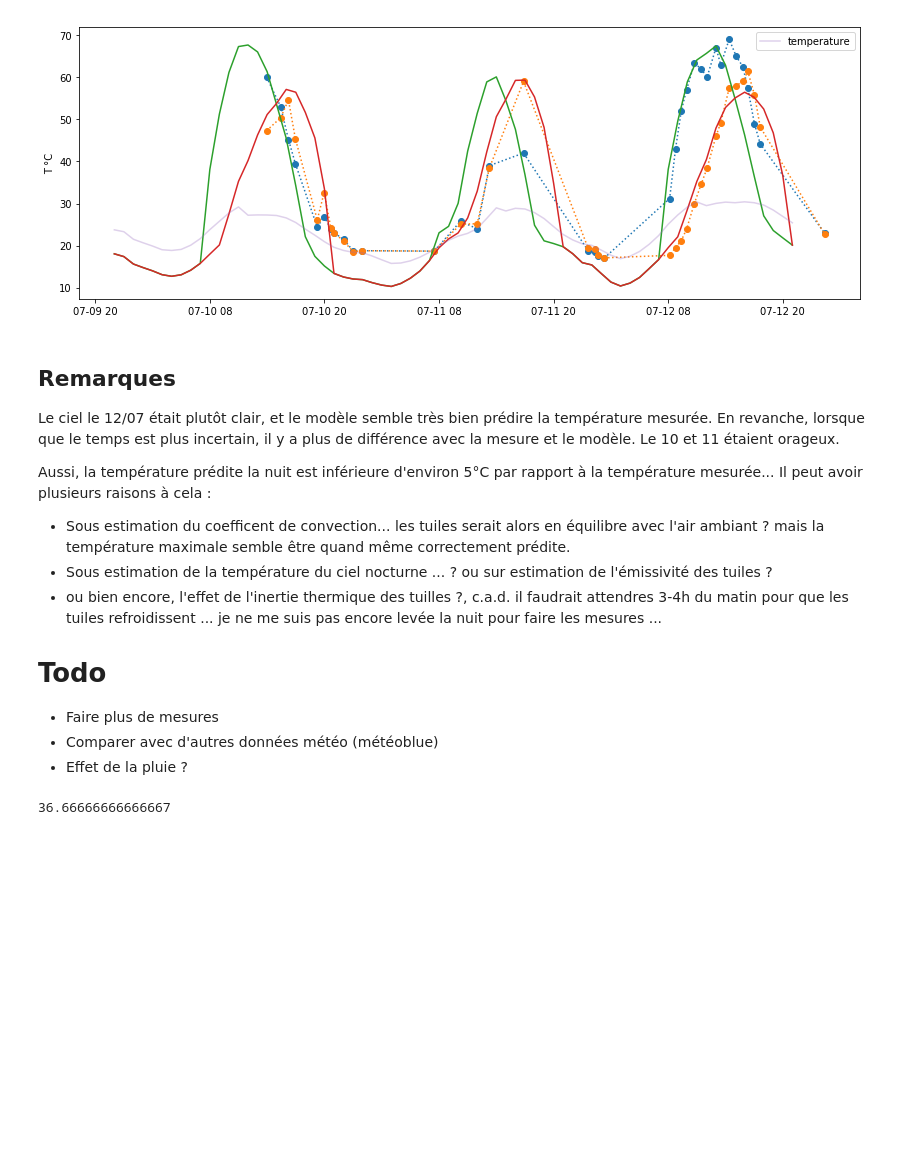
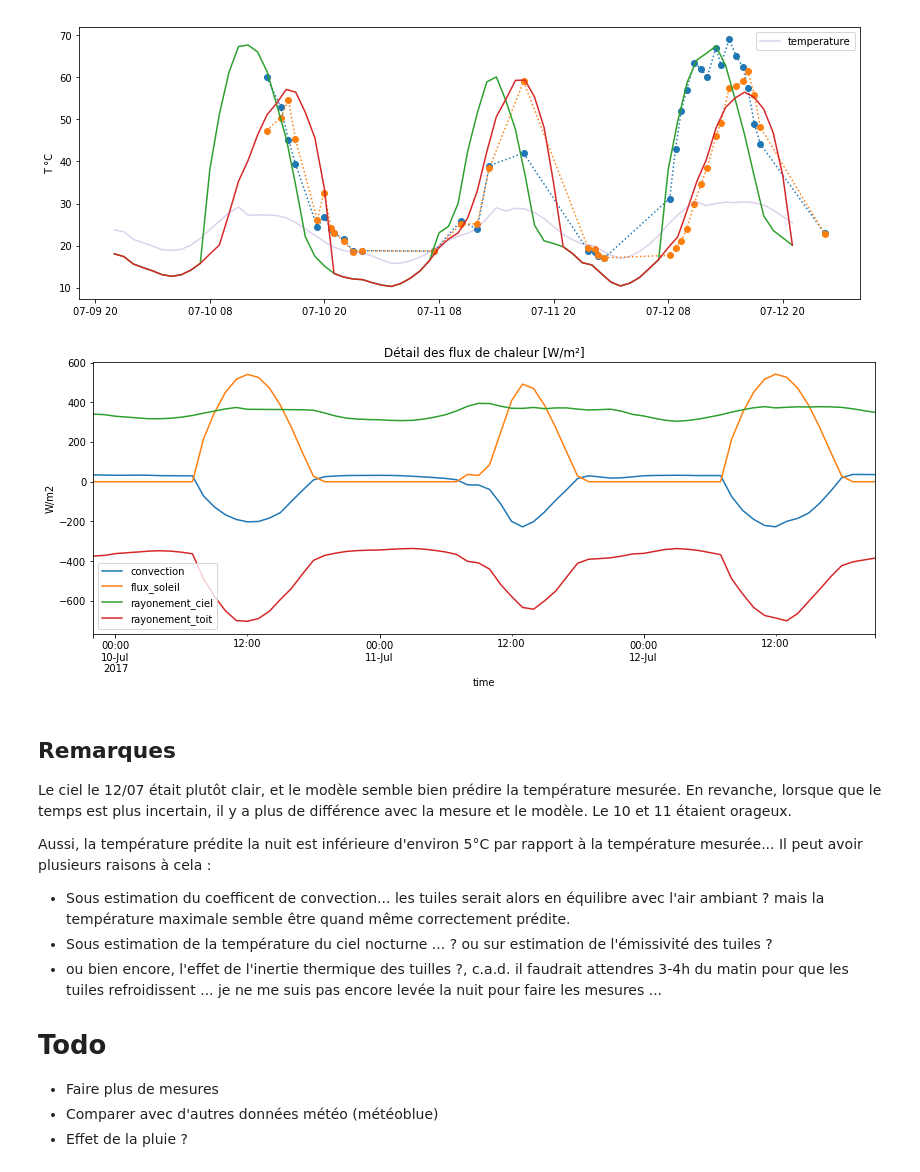
Before and after one commit to xdze2/thermique_appart, a Jupyter notebook: Model02_tuile.ipynb, the cells around one changed output. Cells and saved outputs as stored; diff of their text form; code cells hidden in the pictures; blank space fills up the shorter version.

```diff
--- a/Model02_tuile.ipynb
+++ b/Model02_tuile.ipynb
@@ -378,10 +381,16 @@ plt.plot( data2['temperature'], '-', alpha=0.3 );
 plt.legend();
 # %% [output]
 [figure]
+# %%
+# graph - détail des flux
+results2_bastille.drop('T_eq', axis=1).plot( figsize=(14, 5) ) ;
+plt.ylabel('W/m2');  plt.title('Détail des flux de chaleur [W/m²]');
+# %% [output]
+[figure, added]
 # %% [markdown]
 ## Remarques
 
-Le ciel le 12/07 était plutôt clair, et le modèle semble très bien prédire la température mesurée. En revanche, lorsque que le temps est plus incertain, il y a plus de différence avec la mesure et le modèle. Le 10 et 11 étaient orageux.
+Le ciel le 12/07 était plutôt clair, et le modèle semble bien prédire la température mesurée. En revanche, lorsque que le temps est plus incertain, il y a plus de différence avec la mesure et le modèle. Le 10 et 11 étaient orageux.
 
 Aussi, la température prédite la nuit est inférieure d'environ 5°C  par rapport à la température mesurée... Il peut avoir plusieurs raisons à cela :
 - Sous estimation du coefficent de convection... les tuiles serait alors en équilibre avec l'air ambiant ? mais la température maximale semble être quand même correctement prédite.
@@ -393,7 +402,3 @@ Aussi, la température prédite la nuit est inférieure d'environ 5°C  par rapp
  * Faire plus de mesures
  * Comparer avec d'autres données météo (météoblue)
  * Effet de la pluie ?
-# %%
-1.1/0.03
-# %% [output]
-36.66666666666667
```
Also changed, not shown: parts of 3 cells of this notebook.
